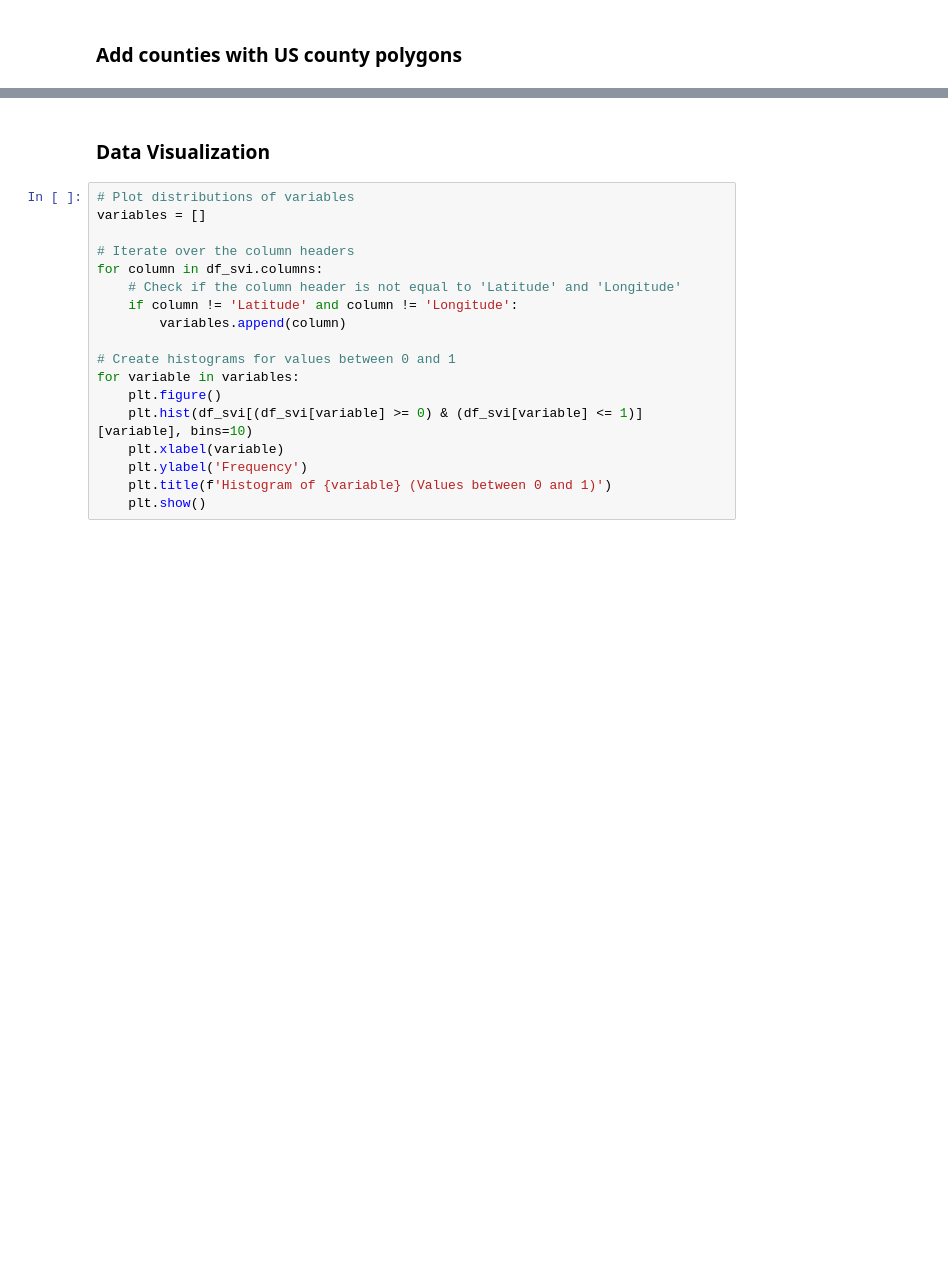
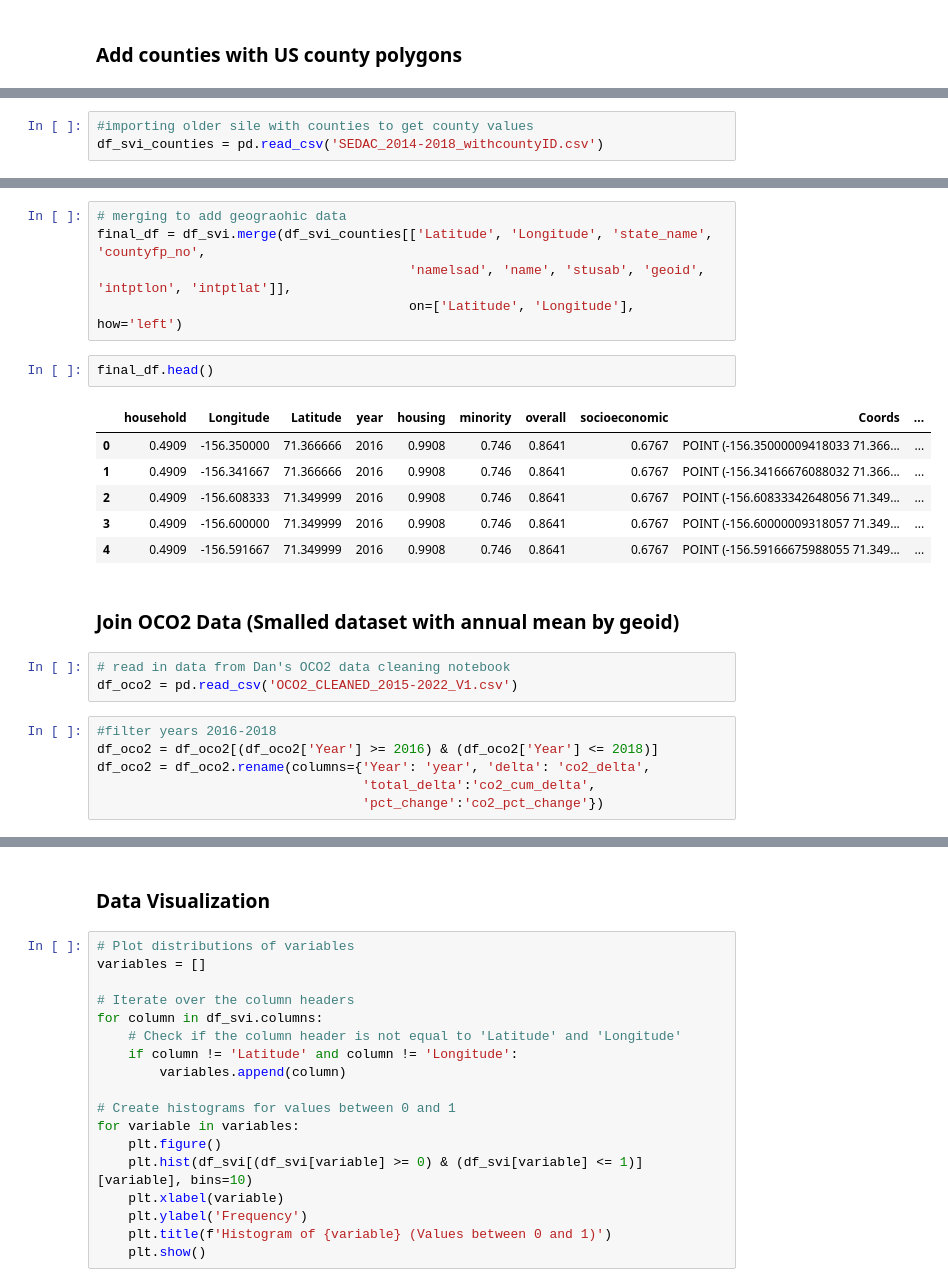
Before and after one commit to DanDryer/Team-Project---Practicum-6748, a Jupyter notebook: SEDAC_econ_data_eda_withcounties.ipynb, the cells around one changed output, grey strips where cells are left out. Drawn from its saved outputs; the diff is of its cells as text; blank space fills up the shorter version.

```diff
--- a/SEDAC_econ_data_eda_withcounties.ipynb
+++ b/SEDAC_econ_data_eda_withcounties.ipynb
@@ -253,0 +218,3 @@ Name: name, dtype: object
+# %%
+#importing older sile with counties to get county values
+df_svi_counties = pd.read_csv('SEDAC_2014-2018_withcountyID.csv')
@@ -253,0 +278,25 @@ Name: name, dtype: object
+# %%
+# merging to add geograohic data
+final_df = df_svi.merge(df_svi_counties[['Latitude', 'Longitude', 'state_name', 'countyfp_no',
+                                        'namelsad', 'name', 'stusab', 'geoid', 'intptlon', 'intptlat']],
+                                        on=['Latitude', 'Longitude'], how='left')
+# %%
+final_df.head()
+# %% [output]
+|  | household | Longitude | Latitude | year | housing | minority | overall | socioeconomic | Coords | ... |
+| 0 | 0.4909 | -156.350000 | 71.366666 | 2016 | 0.9908 | 0.746 | 0.8641 | 0.6767 | POINT (-156.35000009418033 71.366... | ... |
+| 1 | 0.4909 | -156.341667 | 71.366666 | 2016 | 0.9908 | 0.746 | 0.8641 | 0.6767 | POINT (-156.34166676088032 71.366... | ... |
+| 2 | 0.4909 | -156.608333 | 71.349999 | 2016 | 0.9908 | 0.746 | 0.8641 | 0.6767 | POINT (-156.60833342648056 71.349... | ... |
+| 3 | 0.4909 | -156.600000 | 71.349999 | 2016 | 0.9908 | 0.746 | 0.8641 | 0.6767 | POINT (-156.60000009318057 71.349... | ... |
+| 4 | 0.4909 | -156.591667 | 71.349999 | 2016 | 0.9908 | 0.746 | 0.8641 | 0.6767 | POINT (-156.59166675988055 71.349... | ... |
+# %% [markdown]
+### Join OCO2 Data (Smalled dataset with annual mean by geoid)
+# %%
+# read in data from Dan's OCO2 data cleaning notebook
+df_oco2 = pd.read_csv('OCO2_CLEANED_2015-2022_V1.csv')
+# %%
+#filter years 2016-2018
+df_oco2 = df_oco2[(df_oco2['Year'] >= 2016) & (df_oco2['Year'] <= 2018)]
+df_oco2 = df_oco2.rename(columns={'Year': 'year', 'delta': 'co2_delta',
+                                  'total_delta':'co2_cum_delta',
+                                  'pct_change':'co2_pct_change'})
```
Also changed, not shown: parts of 21 cells of this notebook.
